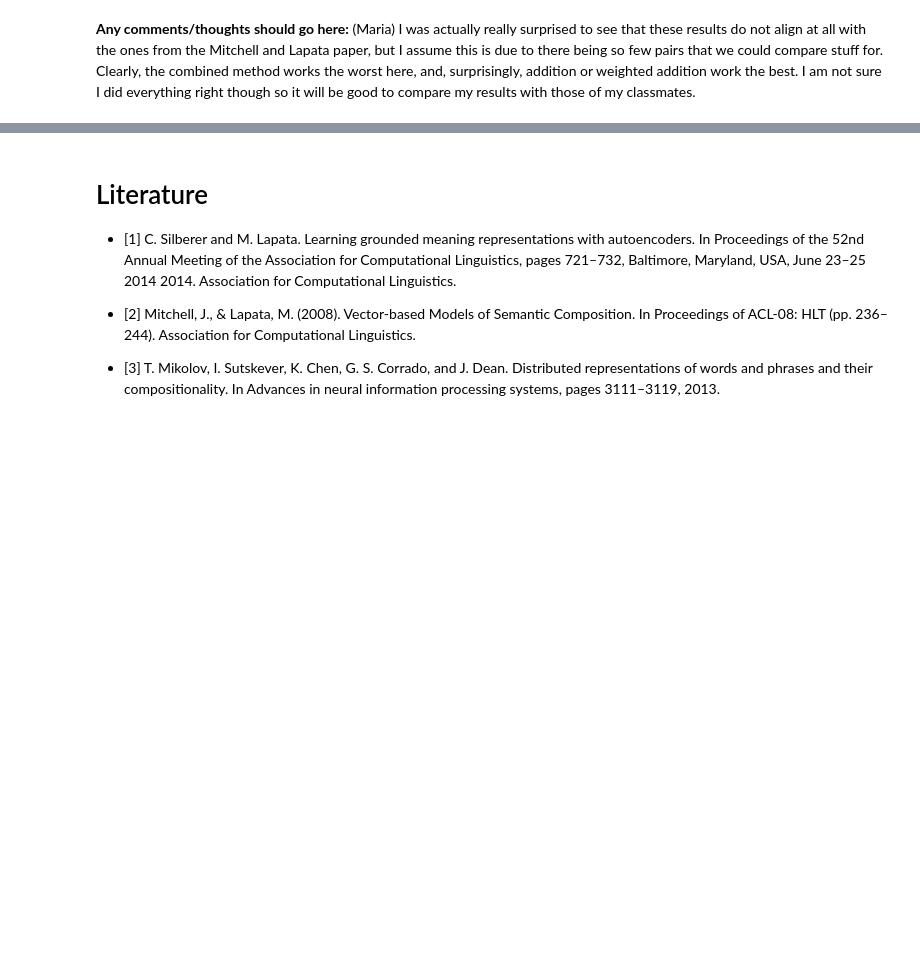
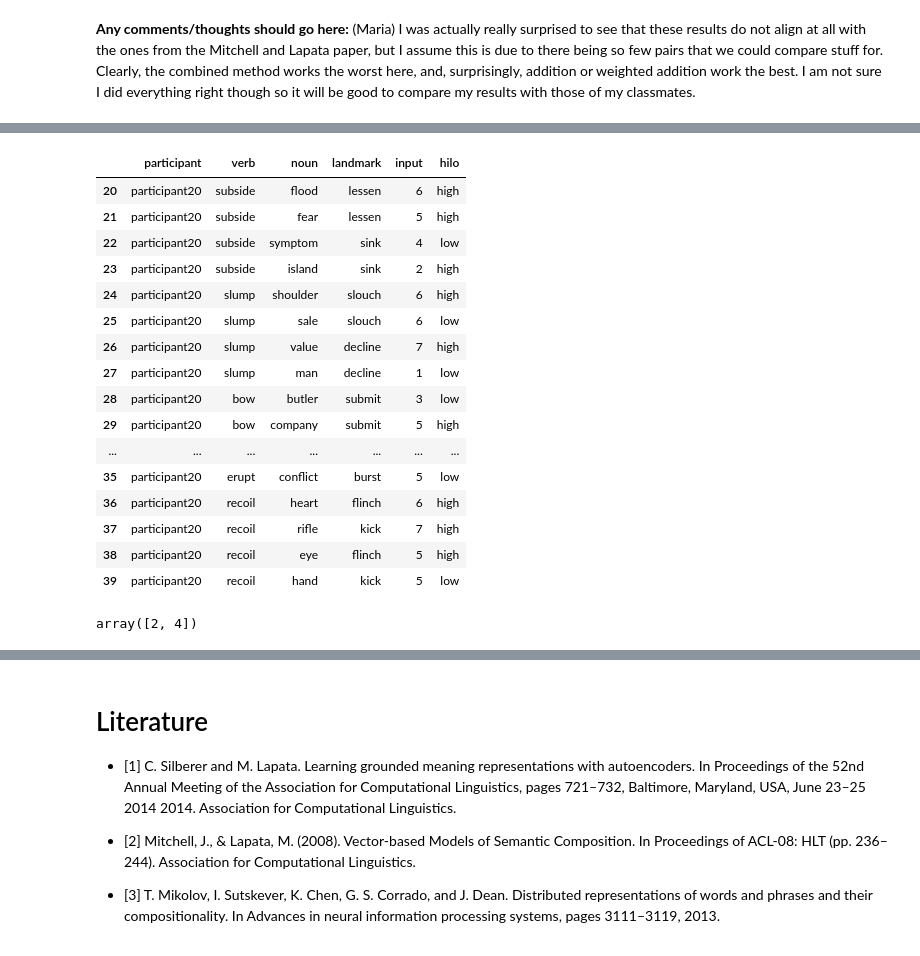
Before and after one commit to Turtilla/computational-semantics, a Jupyter notebook: assignments/02-vector-semantics/vector-semantics.ipynb, the cells around one changed output, grey strips where cells are left out. Cells and saved outputs as stored; diff of their text form; code cells hidden in the pictures; blank space fills up the shorter version.

```diff
--- a/assignments/02-vector-semantics/vector-semantics.ipynb
+++ b/assignments/02-vector-semantics/vector-semantics.ipynb
@@ -731,0 +749,5 @@ print(pd.DataFrame(np.array(scores_list), columns=["Model", "High", "Low", "Rho"
+# %%
+file_name = 'mitchell_lapata_acl08.txt'
+with open(file_name) as f:
+    lines = f.readlines()
+print('\n'.join(lines[0:5]))
@@ -731,0 +764,27 @@ print(pd.DataFrame(np.array(scores_list), columns=["Model", "High", "Low", "Rho"
+# %%
+# We can load this using pandas
+data = pd.read_csv(file_name, sep=' ', header=0)
+data.head()
+data.iloc[20:40]
+# %% [output]
+|  | participant | verb | noun | landmark | input | hilo |
+| 20 | participant20 | subside | flood | lessen | 6 | high |
+| 21 | participant20 | subside | fear | lessen | 5 | high |
+| 22 | participant20 | subside | symptom | sink | 4 | low |
+| 23 | participant20 | subside | island | sink | 2 | high |
+| 24 | participant20 | slump | shoulder | slouch | 6 | high |
+| 25 | participant20 | slump | sale | slouch | 6 | low |
+| 26 | participant20 | slump | value | decline | 7 | high |
+| 27 | participant20 | slump | man | decline | 1 | low |
+| 28 | participant20 | bow | butler | submit | 3 | low |
+| 29 | participant20 | bow | company | submit | 5 | high |
+| ... | ... | ... | ... | ... | ... | ... |
+| 35 | participant20 | erupt | conflict | burst | 5 | low |
+| 36 | participant20 | recoil | heart | flinch | 6 | high |
+| 37 | participant20 | recoil | rifle | kick | 7 | high |
+| 38 | participant20 | recoil | eye | flinch | 5 | high |
+| 39 | participant20 | recoil | hand | kick | 5 | low |
+# %%
+np.add([1,2],[1,2])
+# %% [output]
+array([2, 4])
```
Also changed, not shown: parts of 25 cells of this notebook.
